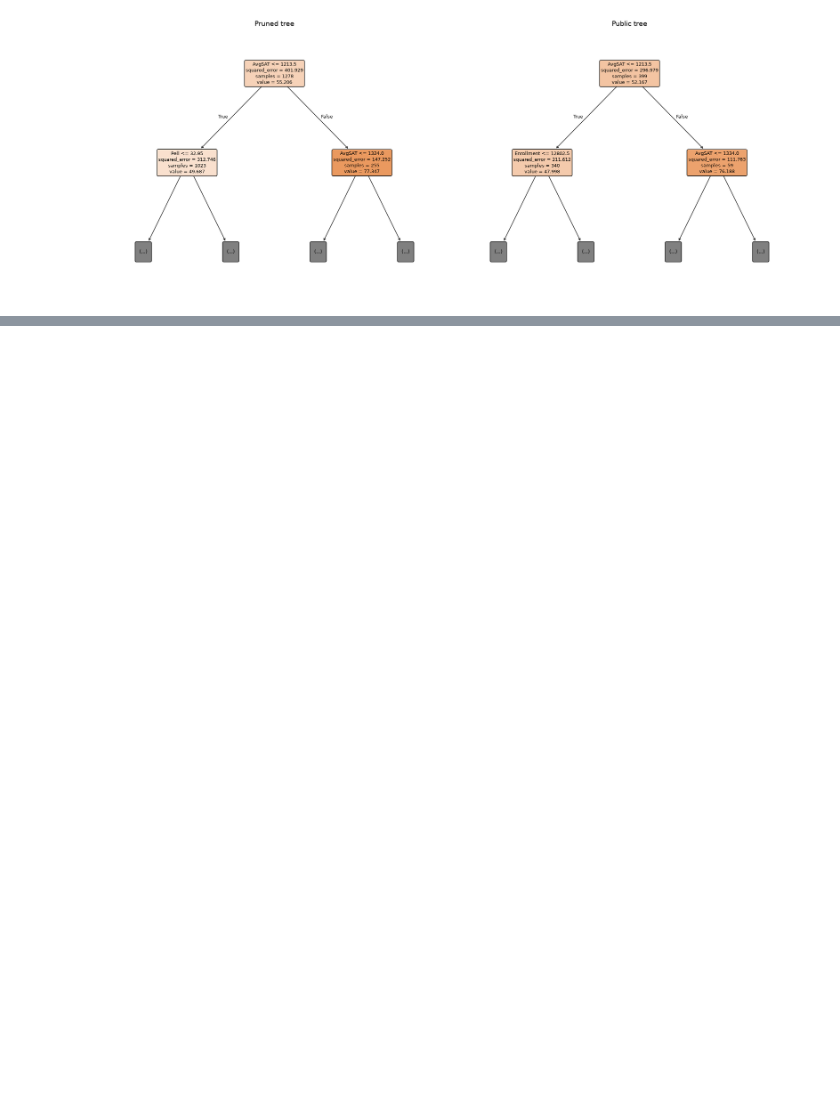
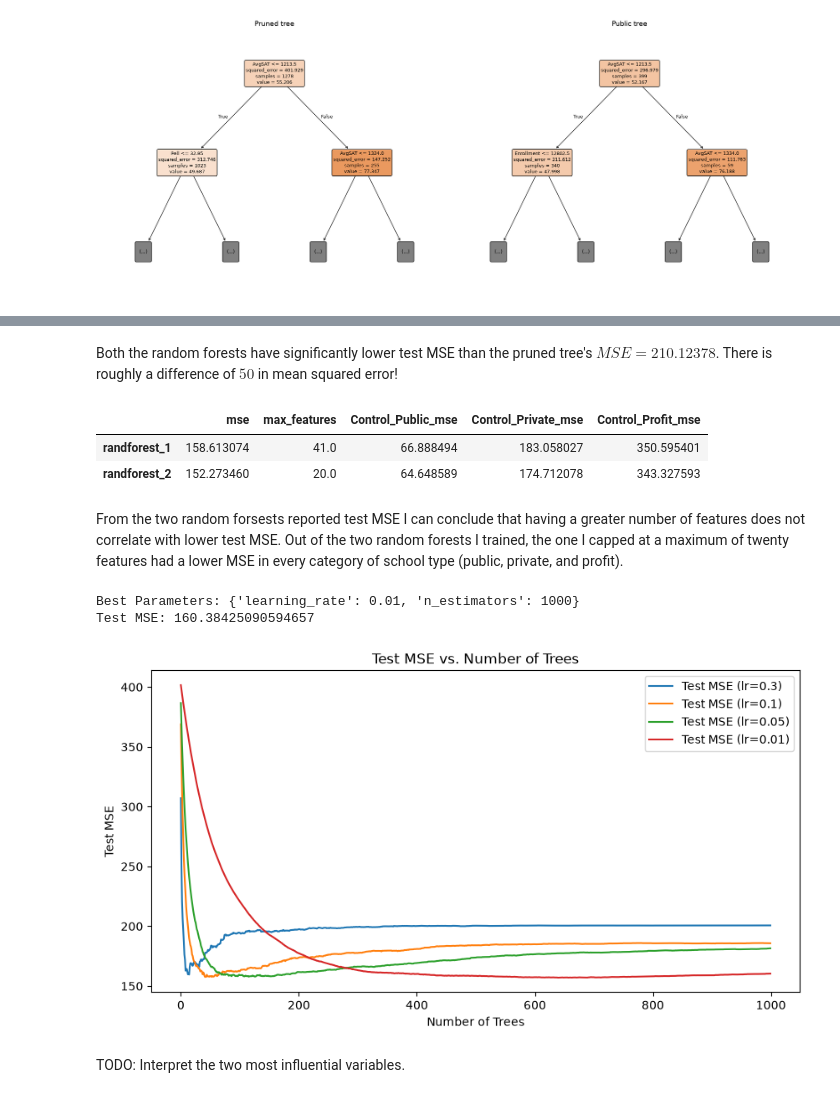
Before and after one commit to davidgraymi/CS598-PSL-MP3, a Jupyter notebook: main.ipynb, the cells around one changed output, grey strips where cells are left out. Saved outputs shown, nothing was run; the diff lists cells and outputs as text; code cells hidden in the pictures; blank space fills up the shorter version.

```diff
--- a/main.ipynb
+++ b/main.ipynb
@@ -183,9 +194,11 @@ plt.show()
 # %%
 # d
 
-full_forest = RandomForestRegressor(max_features=len(X_train.columns))
+full_features = len(X_train.columns)
+full_forest = RandomForestRegressor(max_features=full_features)
 full_forest.fit(X_train, y_train)
 
-half_forest = RandomForestRegressor(max_features=int(len(X_train.columns) / 2))
+half_features = int(len(X_train.columns) / 2)
+half_forest = RandomForestRegressor(max_features=half_features)
 half_forest.fit(X_train, y_train)
 # %% [output]
@@ -206,0 +229,69 @@ print(f"Random Forest with {int(len(X_train.columns) / 2)} max features test MSE
+# %% [markdown]
+Both the random forests have significantly lower test MSE than the pruned tree's $MSE=210.12378$. There is roughly a difference of $50$ in mean squared error!
+# %%
+for school_type in ['Public', 'Private', 'Profit']:
+    col_name = 'Control_' + school_type
+    header = col_name + '_mse'
+
+    test_school_type_mask = X_test[col_name] == 1
+    X_test_school = X_test[test_school_type_mask]
+    y_test_school = y_test[test_school_type_mask]
+
+    test_pred_school_full_forest = full_forest.predict(X_test_school)
+    school_mse_full_forest = mean_squared_error(y_test_school, test_pred_school_full_forest)
+    models['randforest_1'][header] = school_mse_full_forest
+
+    test_pred_school_half_forest = half_forest.predict(X_test_school)
+    school_mse_half_forest = mean_squared_error(y_test_school, test_pred_school_half_forest)
+    models['randforest_2'][header] = school_mse_half_forest
+
+display(pd.DataFrame.from_dict(models, orient='index').loc[['randforest_1', 'randforest_2']])
+# %% [output]
+|  | mse | max_features | Control_Public_mse | Control_Private_mse | Control_Profit_mse |
+| randforest_1 | 158.613074 | 41.0 | 66.888494 | 183.058027 | 350.595401 |
+| randforest_2 | 152.273460 | 20.0 | 64.648589 | 174.712078 | 343.327593 |
+# %% [markdown]
+From the two random forsests reported test MSE I can conclude that having a greater number of features does not correlate with lower test MSE. Out of the two random forests I trained, the one I capped at a maximum of twenty features had a lower MSE in every category of school type (public, private, and profit).
+# %%
+# g
+param_grid = {
+    'learning_rate': [0.3, 0.1, 0.05, 0.01],
+    'n_estimators': [100, 200, 300, 500, 800, 1000]
+}
+
+gbm_grid = GridSearchCV(
+    estimator=GradientBoostingRegressor(random_state=598),
+    param_grid=param_grid,
+    cv=5,
+    n_jobs=-1
+)
+gbm_grid.fit(X_train, y_train)
+
+print("Best Parameters:", gbm_grid.best_params_)
+best_gbm = gbm_grid.best_estimator_
+
+# Evaluate ONCE on the test set
+test_mse = mean_squared_error(y_test, best_gbm.predict(X_test))
+print("Test MSE:", test_mse)
+models['gbm'] = {'mse': test_mse}
+# %% [output]
+Best Parameters: {'learning_rate': 0.01, 'n_estimators': 1000}
+Test MSE: 160.38425090594657
+# %%
+plt.figure(figsize=(10, 5))
+
+for lr in param_grid['learning_rate']:
+    m = GradientBoostingRegressor(n_estimators=1000,learning_rate=lr, random_state=598)
+    m.fit(X_train, y_train)
+    test_errors = [mean_squared_error(y_test, y_pred) for y_pred in m.staged_predict(X_test)]
+    plt.plot(test_errors, label=f"Test MSE (lr={lr})")
+
+plt.xlabel("Number of Trees")
+plt.ylabel("Test MSE")
+plt.title("Test MSE vs. Number of Trees")
+plt.legend()
+plt.show()
+# %% [output]
+[figure, added]
+# %% [markdown]
+TODO: Interpret the two most influential variables.
```
Also changed, not shown: parts of 12 cells of this notebook.
